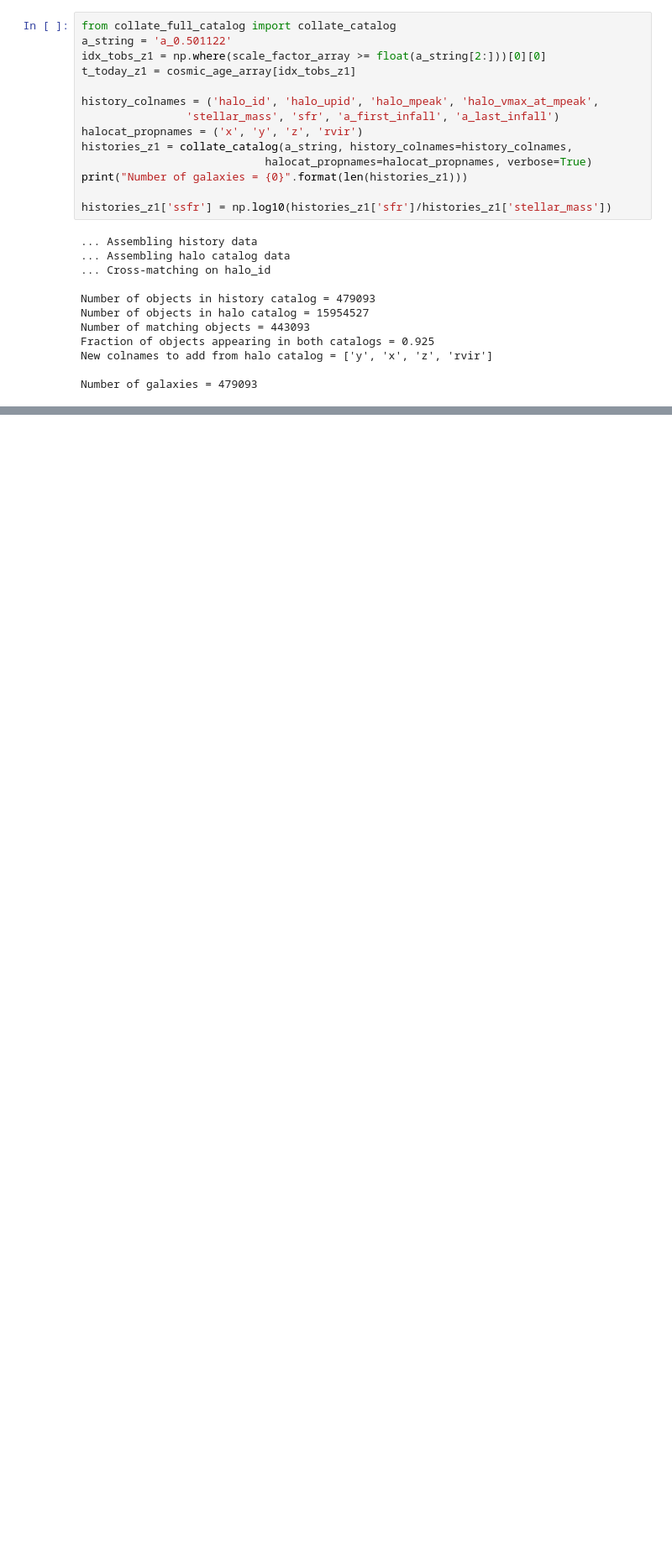
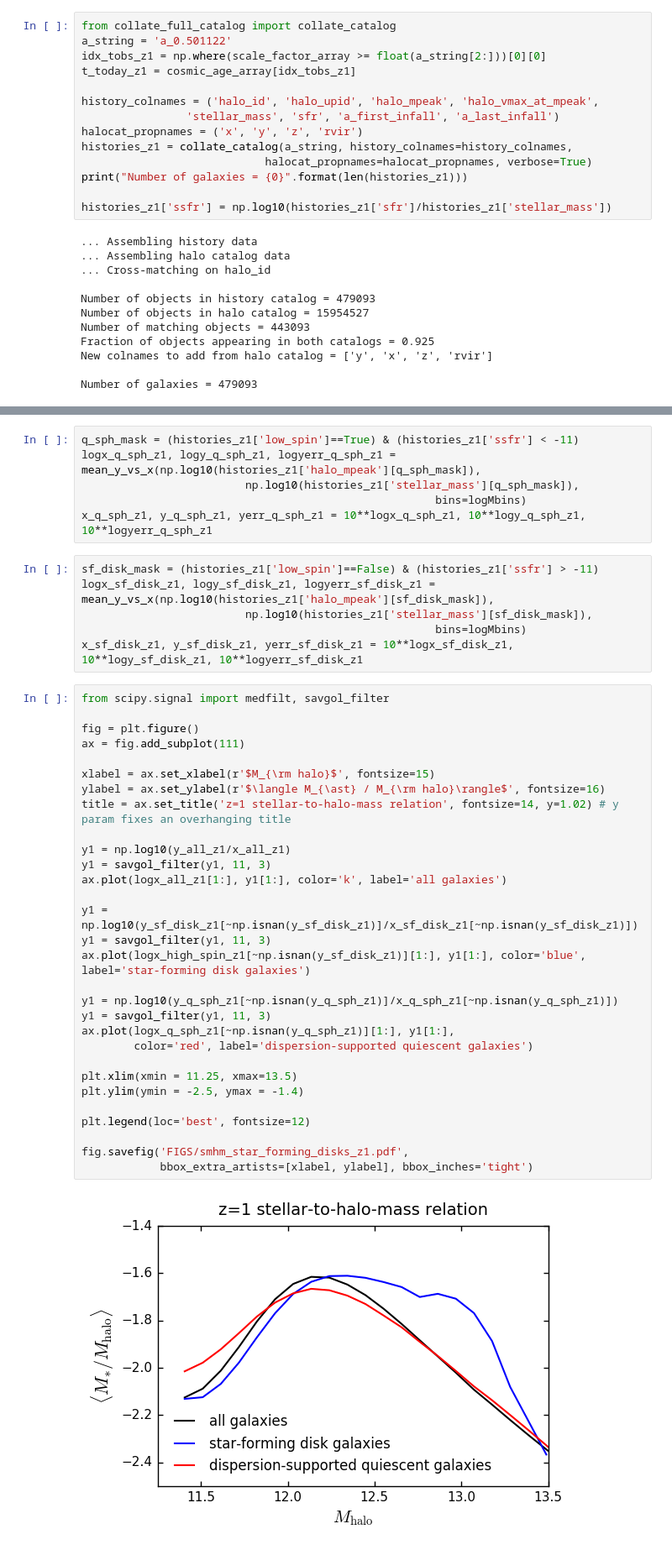
Before and after one commit to aphearin/time_evolving_cam_utils, a Jupyter notebook: burkert_smhm.ipynb, the cells around one changed output, grey strips where cells are left out. Shown at 84% size. Cells and saved outputs as stored; diff of their text form; blank space fills up the shorter version.

```diff
--- a/burkert_smhm.ipynb
+++ b/burkert_smhm.ipynb
@@ -63,0 +204,44 @@ Number of galaxies = 479093
+# %%
+q_sph_mask = (histories_z1['low_spin']==True) & (histories_z1['ssfr'] < -11)
+logx_q_sph_z1, logy_q_sph_z1, logyerr_q_sph_z1 = mean_y_vs_x(np.log10(histories_z1['halo_mpeak'][q_sph_mask]),
+                         np.log10(histories_z1['stellar_mass'][q_sph_mask]),
+                                                      bins=logMbins)
+x_q_sph_z1, y_q_sph_z1, yerr_q_sph_z1 = 10**logx_q_sph_z1, 10**logy_q_sph_z1, 10**logyerr_q_sph_z1
+# %%
+sf_disk_mask = (histories_z1['low_spin']==False) & (histories_z1['ssfr'] > -11)
+logx_sf_disk_z1, logy_sf_disk_z1, logyerr_sf_disk_z1 = mean_y_vs_x(np.log10(histories_z1['halo_mpeak'][sf_disk_mask]),
+                         np.log10(histories_z1['stellar_mass'][sf_disk_mask]),
+                                                      bins=logMbins)
+x_sf_disk_z1, y_sf_disk_z1, yerr_sf_disk_z1 = 10**logx_sf_disk_z1, 10**logy_sf_disk_z1, 10**logyerr_sf_disk_z1
+# %%
+from scipy.signal import medfilt, savgol_filter
+
+fig = plt.figure()
+ax = fig.add_subplot(111)
+
+xlabel = ax.set_xlabel(r'$M_{\rm halo}$', fontsize=15)
+ylabel = ax.set_ylabel(r'$\langle M_{\ast} / M_{\rm halo}\rangle$', fontsize=16)
+title = ax.set_title('z=1 stellar-to-halo-mass relation', fontsize=14, y=1.02) # y param fixes an overhanging title
+
+y1 = np.log10(y_all_z1/x_all_z1)
+y1 = savgol_filter(y1, 11, 3)
+ax.plot(logx_all_z1[1:], y1[1:], color='k', label='all galaxies')
+
+y1 = np.log10(y_sf_disk_z1[~np.isnan(y_sf_disk_z1)]/x_sf_disk_z1[~np.isnan(y_sf_disk_z1)])
+y1 = savgol_filter(y1, 11, 3)
+ax.plot(logx_high_spin_z1[~np.isnan(y_sf_disk_z1)][1:], y1[1:], color='blue', label='star-forming disk galaxies')
+
+y1 = np.log10(y_q_sph_z1[~np.isnan(y_q_sph_z1)]/x_q_sph_z1[~np.isnan(y_q_sph_z1)])
+y1 = savgol_filter(y1, 11, 3)
+ax.plot(logx_q_sph_z1[~np.isnan(y_q_sph_z1)][1:], y1[1:],
+        color='red', label='dispersion-supported quiescent galaxies')
+
+plt.xlim(xmin = 11.25, xmax=13.5)
+plt.ylim(ymin = -2.5, ymax = -1.4)
+
+plt.legend(loc='best', fontsize=12)
+
+fig.savefig('FIGS/smhm_star_forming_disks_z1.pdf',
+            bbox_extra_artists=[xlabel, ylabel], bbox_inches='tight')
+# %% [output]
+[figure, added]
```
Also changed, not shown: parts of 9 cells of this notebook, 1 other file.
